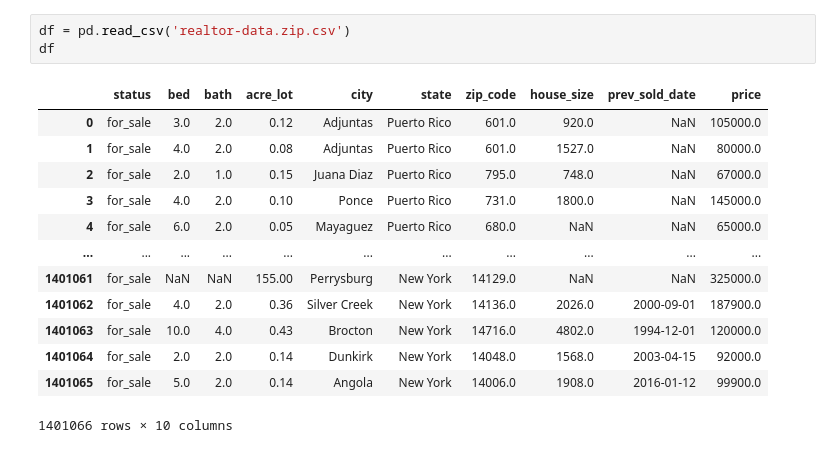
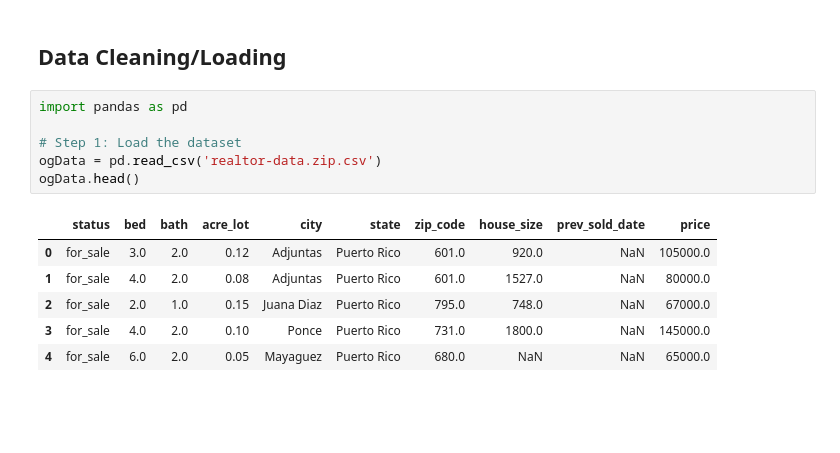
Before and after one commit to ECO225-W2024/project-one-code-cristinaasu, a Jupyter notebook: Project 1.ipynb, the cells around one changed output. Saved outputs shown, nothing was run; the diff lists cells and outputs as text; blank space fills up the shorter version.

```diff
--- a/Project 1.ipynb
+++ b/Project 1.ipynb
@@ -3,17 +20,15 @@ import pandas as pd
+# %% [markdown]
+## Data Cleaning/Loading
 # %%
-df = pd.read_csv('realtor-data.zip.csv')
-df
+import pandas as pd
+
+# Step 1: Load the dataset
+ogData = pd.read_csv('realtor-data.zip.csv')
+ogData.head()
 # %% [output]
 |  | status | bed | bath | acre_lot | city | state | zip_code | house_size | prev_sold_date | price |
 | 0 | for_sale | 3.0 | 2.0 | 0.12 | Adjuntas | Puerto Rico | 601.0 | 920.0 | NaN | 105000.0 |
 | 1 | for_sale | 4.0 | 2.0 | 0.08 | Adjuntas | Puerto Rico | 601.0 | 1527.0 | NaN | 80000.0 |
 | 2 | for_sale | 2.0 | 1.0 | 0.15 | Juana Diaz | Puerto Rico | 795.0 | 748.0 | NaN | 67000.0 |
 | 3 | for_sale | 4.0 | 2.0 | 0.10 | Ponce | Puerto Rico | 731.0 | 1800.0 | NaN | 145000.0 |
 | 4 | for_sale | 6.0 | 2.0 | 0.05 | Mayaguez | Puerto Rico | 680.0 | NaN | NaN | 65000.0 |
-| ... | ... | ... | ... | ... | ... | ... | ... | ... | ... | ... |
-| 1401061 | for_sale | NaN | NaN | 155.00 | Perrysburg | New York | 14129.0 | NaN | NaN | 325000.0 |
-| 1401062 | for_sale | 4.0 | 2.0 | 0.36 | Silver Creek | New York | 14136.0 | 2026.0 | 2000-09-01 | 187900.0 |
-| 1401063 | for_sale | 10.0 | 4.0 | 0.43 | Brocton | New York | 14716.0 | 4802.0 | 1994-12-01 | 120000.0 |
-| 1401064 | for_sale | 2.0 | 2.0 | 0.14 | Dunkirk | New York | 14048.0 | 1568.0 | 2003-04-15 | 92000.0 |
-| 1401065 | for_sale | 5.0 | 2.0 | 0.14 | Angola | New York | 14006.0 | 1908.0 | 2016-01-12 | 99900.0 |
-1401066 rows × 10 columns
```
Also changed, not shown: parts of 43 cells of this notebook.
